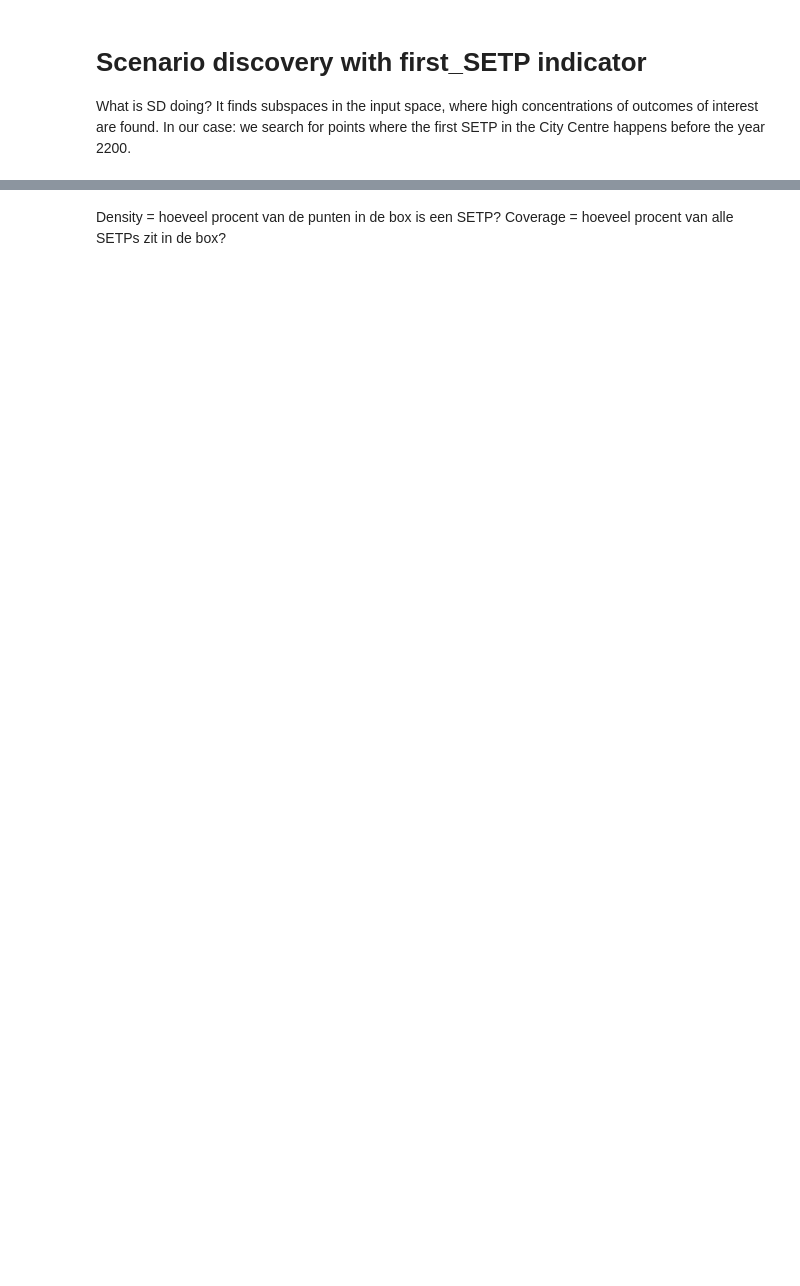
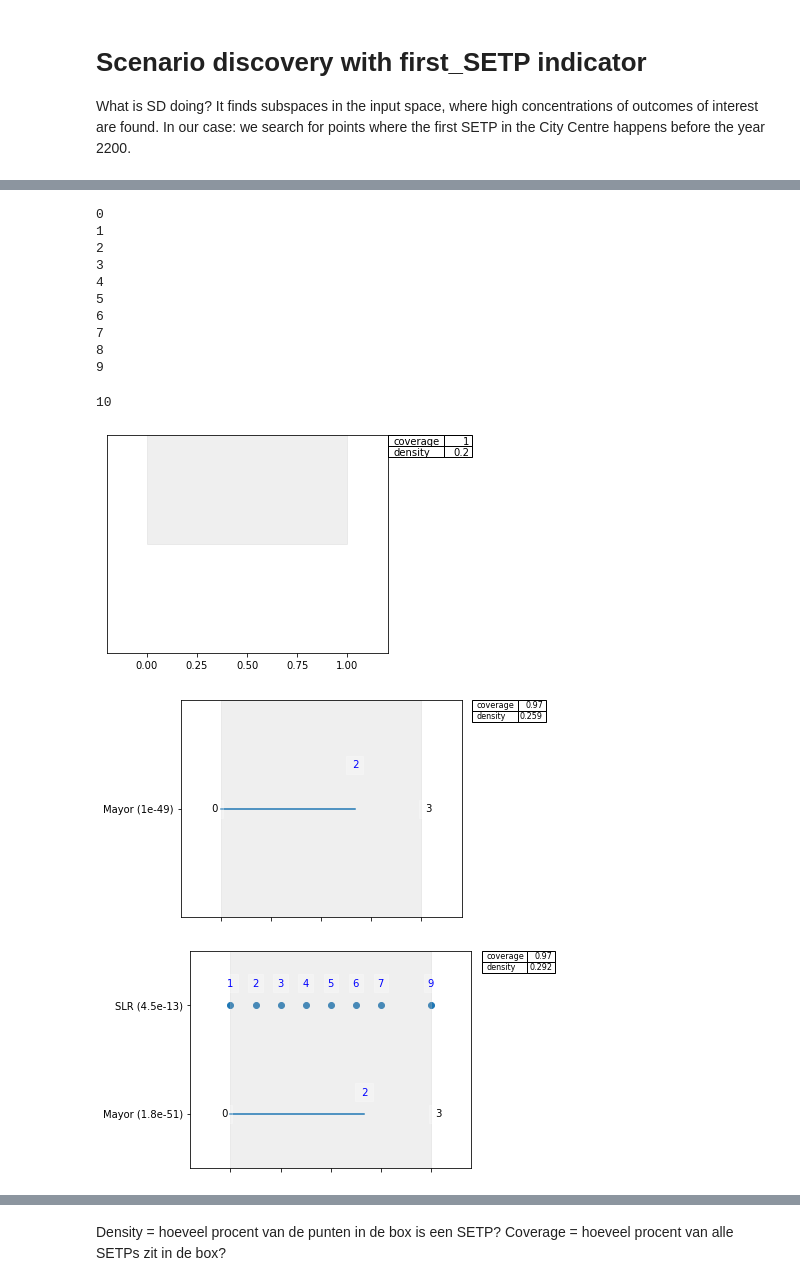
Before and after one commit to keesvanginkel/Urban-SETP, a Jupyter notebook: Workbench.ipynb, the cells around one changed output, grey strips where cells are left out. Cells and saved outputs as stored; diff of their text form; code cells hidden in the pictures; blank space fills up the shorter version.

```diff
--- a/Workbench.ipynb
+++ b/Workbench.ipynb
@@ -142,7 +155,7 @@ What is SD doing? It finds subspaces in the input space, where high concentratio
 %matplotlib inline
 
 from ema_workbench.analysis import prim
-x = experiments2
+x = experiments3
 y = outcomes['CC_first_SETP'] < 2200
 prim_alg = prim.Prim(x,y,threshold=0.8)
 box1 = prim_alg.find_box()
@@ -163,0 +176,19 @@ plt.show()
+# %%
+for i in range(0,len(box1.box_lims)):
+    print(i)
+    box1.inspect(i,style='graph')
+# %% [output]
+0
+1
+2
+3
+4
+5
+6
+7
+8
+9
+10
+[figure, added]
+[figure, added]
+[figure, added]
```
Also changed, not shown: parts of 33 cells of this notebook, 12 other files.
